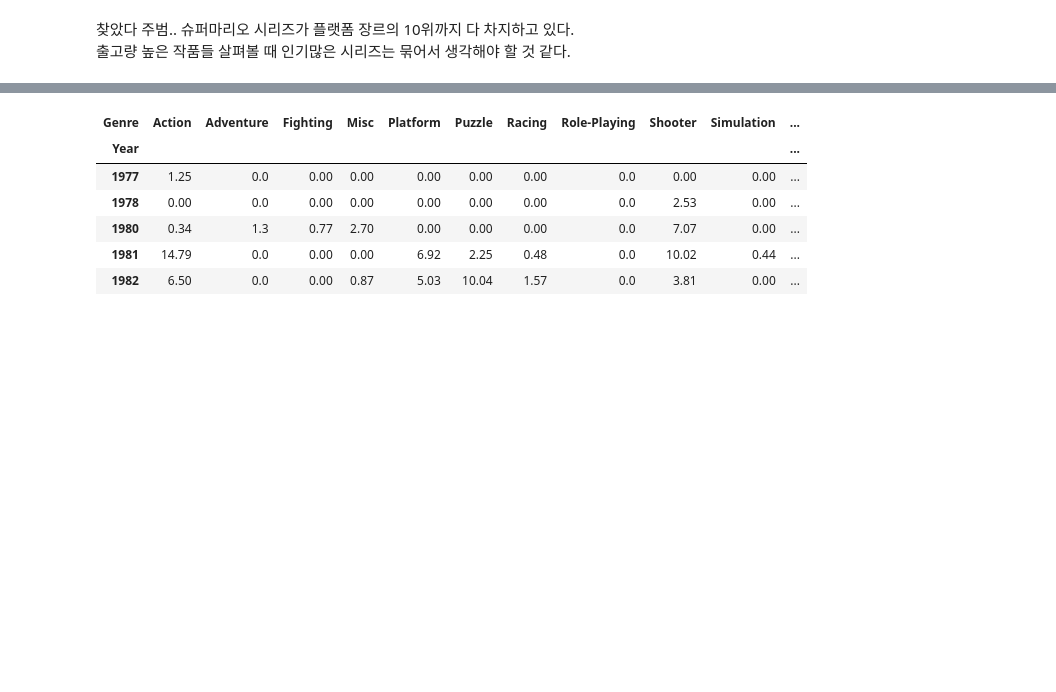
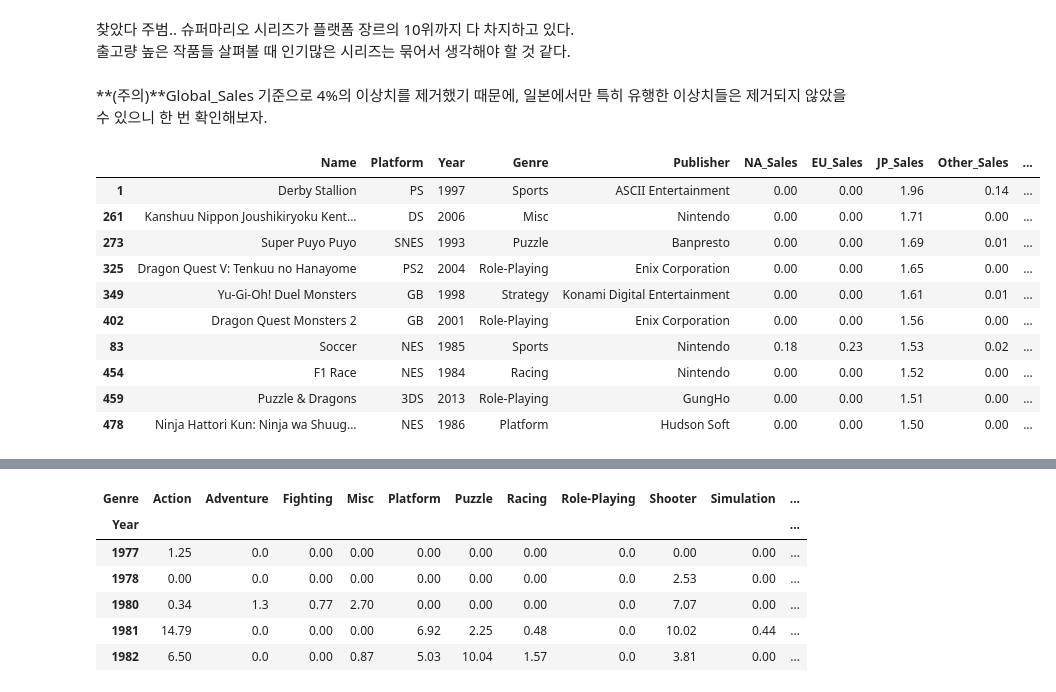
Before and after one commit to nan-park/section1_project, a Jupyter notebook: AI_section1_project.ipynb, the cells around one changed output, grey strips where cells are left out. Saved outputs shown, nothing was run; the diff lists cells and outputs as text; code cells hidden in the pictures; blank space fills up the shorter version.

```diff
--- a/AI_section1_project.ipynb
+++ b/AI_section1_project.ipynb
@@ -1170,3 +1171,19 @@ df_clean[df_clean.Genre=='Platform'].head(10)
 # %% [markdown]
 찾았다 주범.. 슈퍼마리오 시리즈가 플랫폼 장르의 10위까지 다 차지하고 있다.<br>
 출고량 높은 작품들 살펴볼 때 인기많은 시리즈는 묶어서 생각해야 할 것 같다.
+# %% [markdown]
+**(주의)**Global_Sales 기준으로 4%의 이상치를 제거했기 때문에, 일본에서만 특히 유행한 이상치들은 제거되지 않았을 수 있으니 한 번 확인해보자.
+# %%
+df_outliers_removed.sort_values('JP_Sales', ascending=False).head(10)
+# %% [output]
+|  | Name | Platform | Year | Genre | Publisher | NA_Sales | EU_Sales | JP_Sales | Other_Sales | ... |
+| 1 | Derby Stallion | PS | 1997 | Sports | ASCII Entertainment | 0.00 | 0.00 | 1.96 | 0.14 | ... |
+| 261 | Kanshuu Nippon Joushikiryoku Kent... | DS | 2006 | Misc | Nintendo | 0.00 | 0.00 | 1.71 | 0.00 | ... |
+| 273 | Super Puyo Puyo | SNES | 1993 | Puzzle | Banpresto | 0.00 | 0.00 | 1.69 | 0.01 | ... |
+| 325 | Dragon Quest V: Tenkuu no Hanayome | PS2 | 2004 | Role-Playing | Enix Corporation | 0.00 | 0.00 | 1.65 | 0.00 | ... |
+| 349 | Yu-Gi-Oh! Duel Monsters | GB | 1998 | Strategy | Konami Digital Entertainment | 0.00 | 0.00 | 1.61 | 0.01 | ... |
+| 402 | Dragon Quest Monsters 2 | GB | 2001 | Role-Playing | Enix Corporation | 0.00 | 0.00 | 1.56 | 0.00 | ... |
+| 83 | Soccer | NES | 1985 | Sports | Nintendo | 0.18 | 0.23 | 1.53 | 0.02 | ... |
+| 454 | F1 Race | NES | 1984 | Racing | Nintendo | 0.00 | 0.00 | 1.52 | 0.00 | ... |
+| 459 | Puzzle & Dragons | 3DS | 2013 | Role-Playing | GungHo | 0.00 | 0.00 | 1.51 | 0.00 | ... |
+| 478 | Ninja Hattori Kun: Ninja wa Shuug... | NES | 1986 | Platform | Hudson Soft | 0.00 | 0.00 | 1.50 | 0.00 | ... |
```
Also changed, not shown: parts of 32 cells of this notebook.
